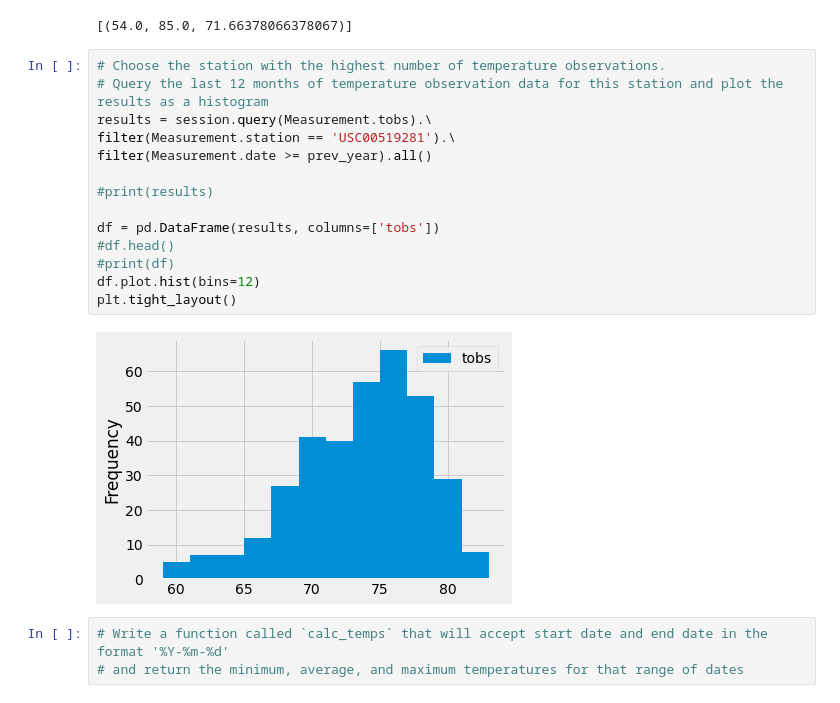
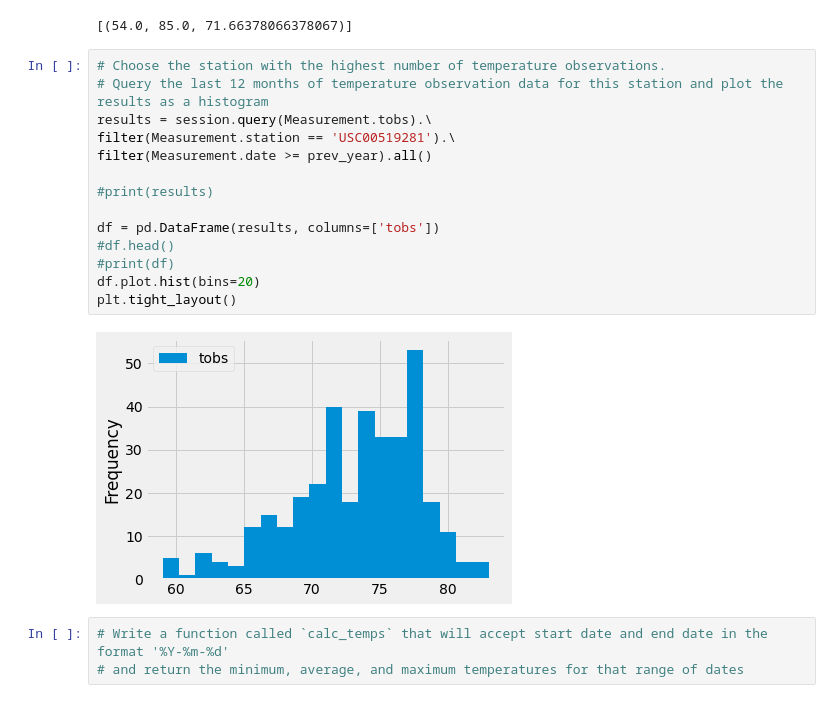
Before and after one commit to ttan0408/surfs_up, a Jupyter notebook: climate_analysis.ipynb, the cells around one changed output. Drawn from its saved outputs; the diff is of its cells as text.

```diff
--- a/climate_analysis.ipynb
+++ b/climate_analysis.ipynb
@@ -120,19 +121,19 @@ filter(Measurement.station == 'USC00519281').all()
 # %%
 # Choose the station with the highest number of temperature observations.
 # Query the last 12 months of temperature observation data for this station and plot the results as a histogram
 results = session.query(Measurement.tobs).\
 filter(Measurement.station == 'USC00519281').\
 filter(Measurement.date >= prev_year).all()
 
 #print(results)
 
 df = pd.DataFrame(results, columns=['tobs'])
 #df.head()
 #print(df)
-df.plot.hist(bins=12)
+df.plot.hist(bins=20)
 plt.tight_layout()
 # %% [output]
-[figure, old version]
+[figure, new version]
 # %%
 # Write a function called `calc_temps` that will accept start date and end date in the format '%Y-%m-%d'
 # and return the minimum, average, and maximum temperatures for that range of dates
```
Also changed, not shown: parts of 1 cell of this notebook, 1 other file.
